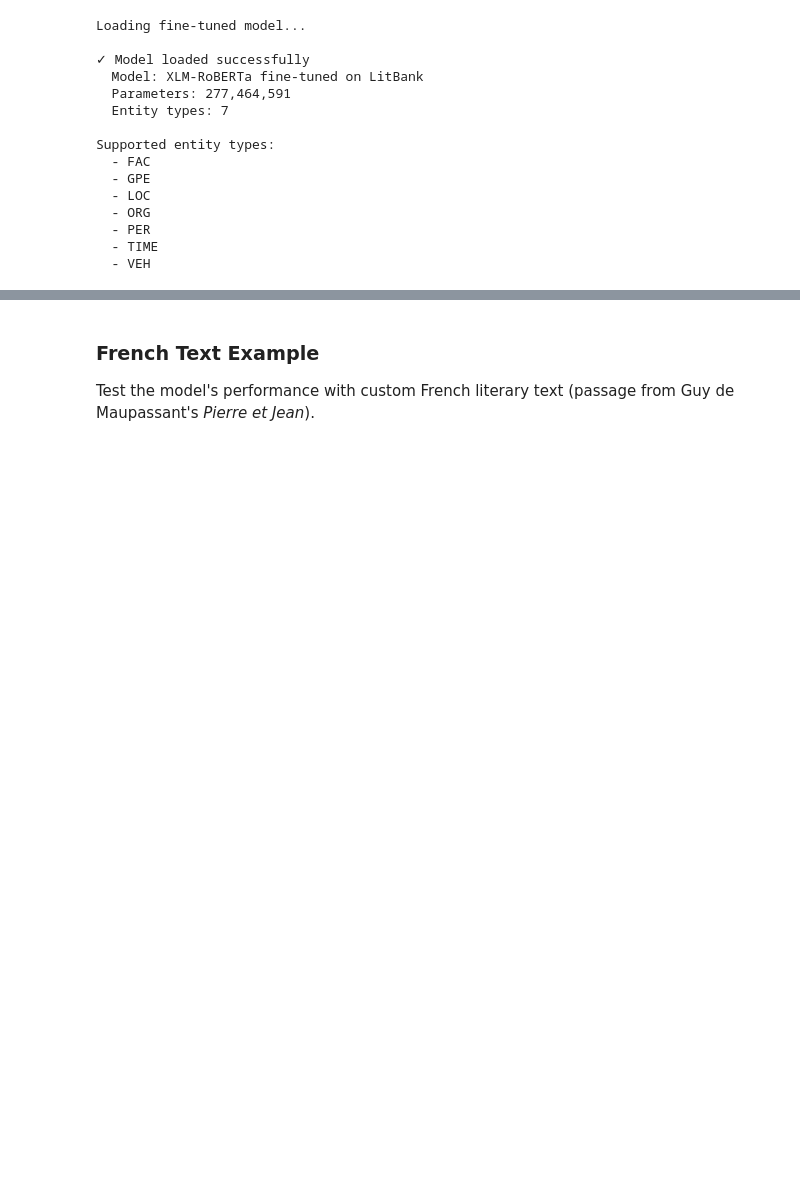
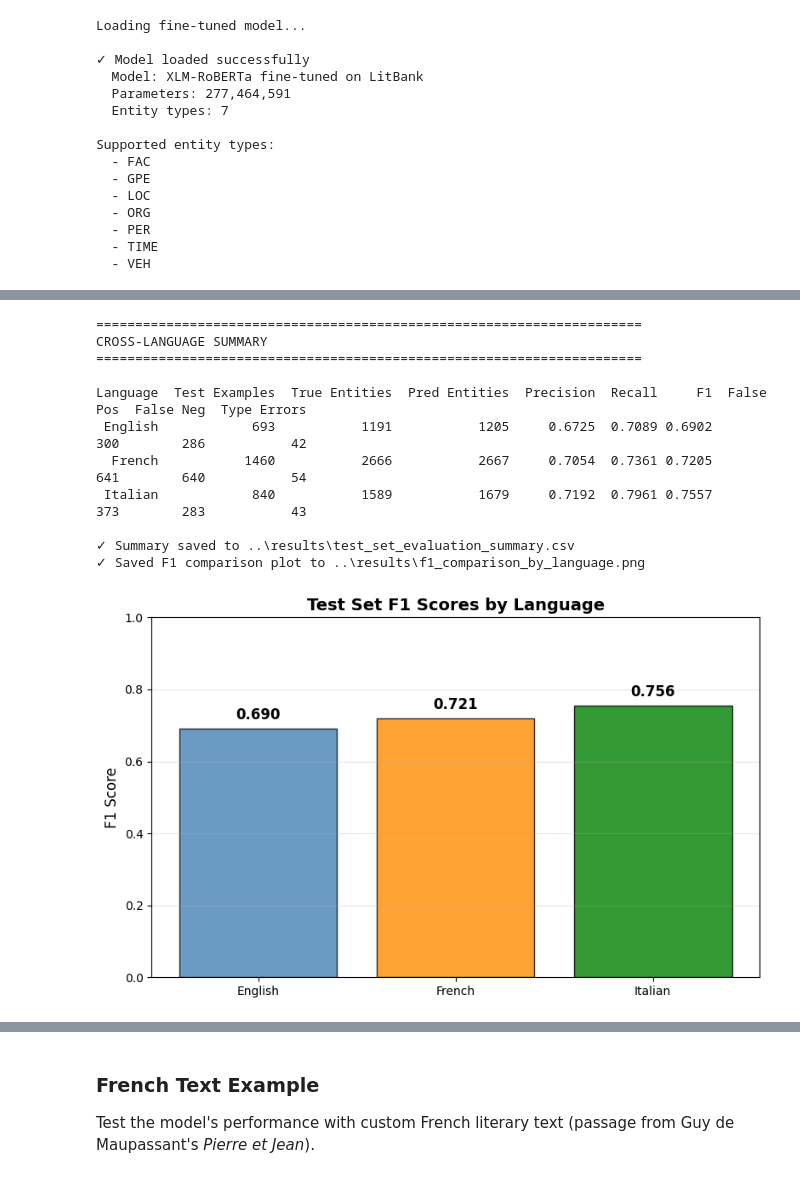
Before and after one commit to wpn-fri/CAS_Mod4_NER, a Jupyter notebook: notebooks/03_multilingual_evaluation.ipynb, the cells around one changed output, grey strips where cells are left out. Cells and saved outputs as stored; diff of their text form; code cells hidden in the pictures; blank space fills up the shorter version.

```diff
--- a/notebooks/03_multilingual_evaluation.ipynb
+++ b/notebooks/03_multilingual_evaluation.ipynb
@@ -99,0 +846,80 @@ Example test passage from Charles Dickens' *Christmas Carol*
+# %%
+# Summary comparison across languages
+
+print("\n" + "="*70)
+print("CROSS-LANGUAGE SUMMARY")
+print("="*70)
+
+summary_rows = []
+for lang, data in predictions_by_lang.items():
+    errors = error_analysis[lang]
+
+    # Calculate metrics
+    precision = precision_score(data['true'], data['pred'])
+    recall = recall_score(data['true'], data['pred'])
+    f1 = f1_score(data['true'], data['pred'])
+
+    # Count total entities
+    total_true = sum(len([l for l in seq if l.startswith('B-')]) for seq in data['true'])
+    total_pred = sum(len([l for l in seq if l.startswith('B-')]) for seq in data['pred'])
+
+    summary_rows.append({
+        'Language': lang,
+        'Test Examples': len(data['dataset']),
+        'True Entities': total_true,
+        'Pred Entities': total_pred,
+        'Precision': round(precision, 4),
+        'Recall': round(recall, 4),
+        'F1': round(f1, 4),
+        'False Pos': len(errors['false_positives']),
+        'False Neg': len(errors['false_negatives']),
+        'Type Errors': len(errors['type_errors'])
+    })
+
+summary_df = pd.DataFrame(summary_rows)
+print("\n" + summary_df.to_string(index=False))
+
+# Save summary
+summary_path = RESULTS_PATH / "test_set_evaluation_summary.csv"
+summary_df.to_csv(summary_path, index=False)
+print(f"\n✓ Summary saved to {summary_path}")
+
+# Visualize F1 comparison
+fig, ax = plt.subplots(figsize=(8, 5))
+bars = ax.bar(summary_df['Language'], summary_df['F1'], color=['steelblue', 'darkorange', 'green'],
+               alpha=0.8, edgecolor='black')
+
+for bar, f1_val in zip(bars, summary_df['F1']):
+    ax.annotate(f'{f1_val:.3f}',
+                xy=(bar.get_x() + bar.get_width() / 2, bar.get_height()),
+                xytext=(0, 5), textcoords="offset points",
+                ha='center', va='bottom', fontsize=12, fontweight='bold')
+
+ax.set_ylabel('F1 Score', fontsize=12)
+ax.set_title('Test Set F1 Scores by Language', fontsize=14, fontweight='bold')
+ax.set_ylim(0, 1.0)
+ax.grid(axis='y', alpha=0.3)
+
+plt.tight_layout()
+save_path = RESULTS_PATH / "f1_comparison_by_language.png"
+plt.savefig(save_path, dpi=300, bbox_inches='tight')
+print(f"✓ Saved F1 comparison plot to {save_path}")
+plt.show()
+plt.close()
+
+print("\n" + "="*70)
+print("TEST SET ERROR ANALYSIS COMPLETE")
+print("="*70)
+# %% [output]
+======================================================================
+CROSS-LANGUAGE SUMMARY
+======================================================================
+
+Language  Test Examples  True Entities  Pred Entities  Precision  Recall     F1  False Pos  False Neg  Type Errors
+ English            693           1191           1205     0.6725  0.7089 0.6902        300        286           42
+  French           1460           2666           2667     0.7054  0.7361 0.7205        641        640           54
+ Italian            840           1589           1679     0.7192  0.7961 0.7557        373        283           43
+
+✓ Summary saved to ..\results\test_set_evaluation_summary.csv
+✓ Saved F1 comparison plot to ..\results\f1_comparison_by_language.png
+[figure, added]
```
Also changed, not shown: parts of 24 cells of this notebook, 28 other files.
